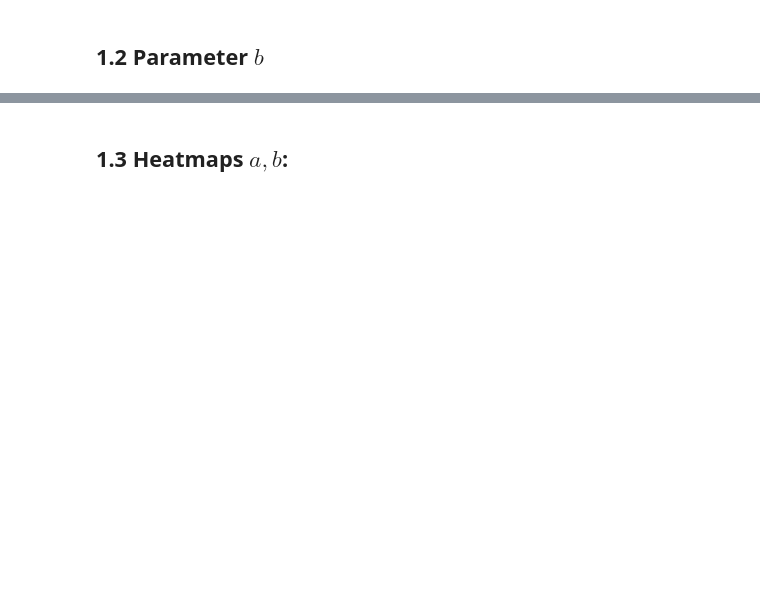
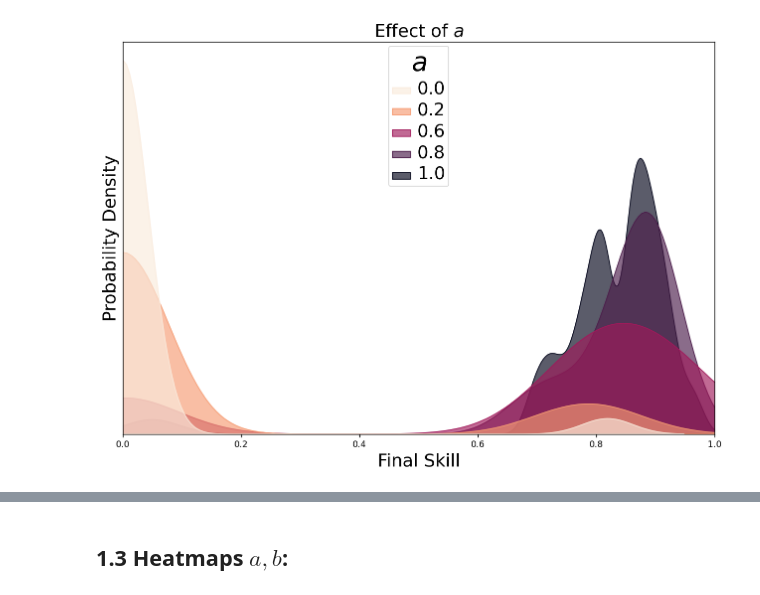
Before and after one commit to plaskar/rps_model, a Jupyter notebook: notebooks/RPS Sensitivity.ipynb, the cells around one changed output, grey strips where cells are left out. Cells and saved outputs as stored; diff of their text form; code cells hidden in the pictures; blank space fills up the shorter version.

```diff
--- a/notebooks/RPS Sensitivity.ipynb
+++ b/notebooks/RPS Sensitivity.ipynb
@@ -145,2 +60,10 @@ plt.show()
-# %% [markdown]
-## 1.2 Parameter $b$
+# %%
+a_vals_filt = [0, 0.2, 0.6, 0.8, 1]
+b_fixed = 5
+log_sen.final_skill_histogram(param='a', par_vals=a_vals_filt,
+                             par_others = {'b': 5},
+                             plot_parms = {'legend_head_fs':30, 'legend_txt_fs':20,
+                                           'save_location': '../plots/sens_logistic_a_finalS.png'}
+                             )
+# %% [output]
+[figure, added]
```
Also changed, not shown: parts of 23 cells of this notebook, 19 other files.
